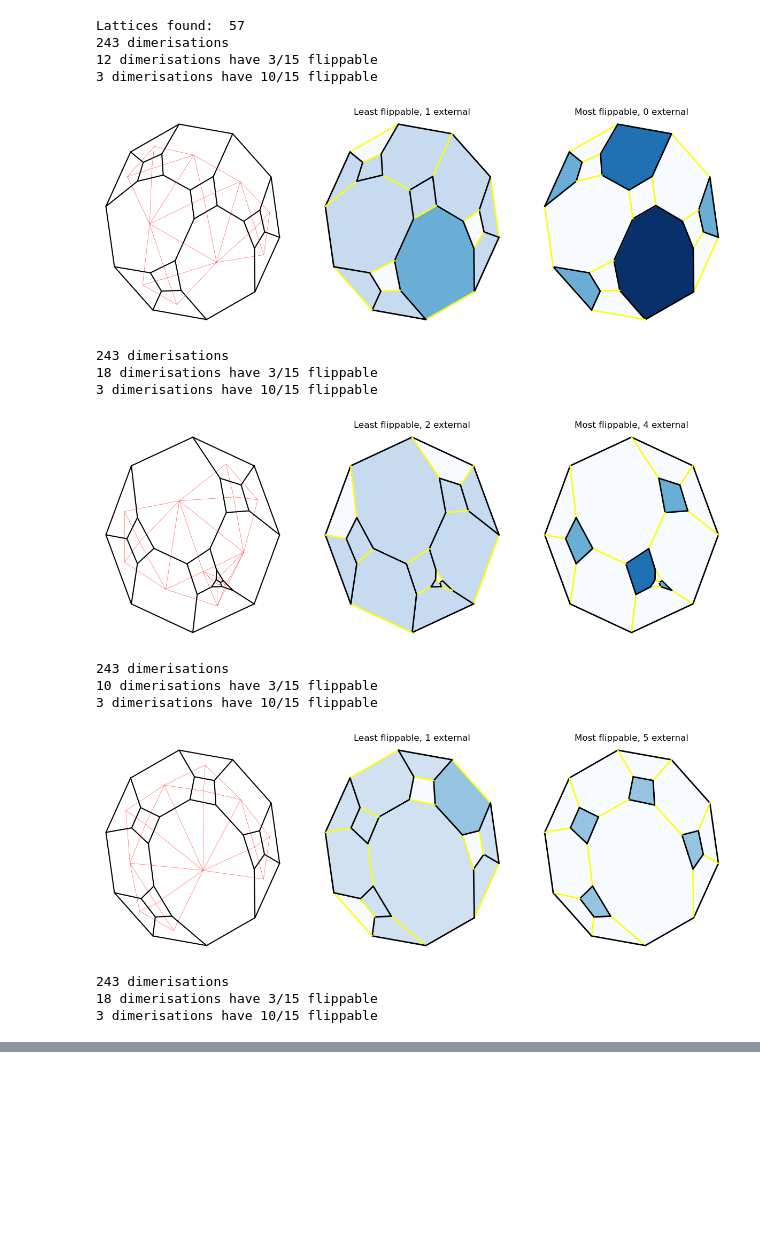
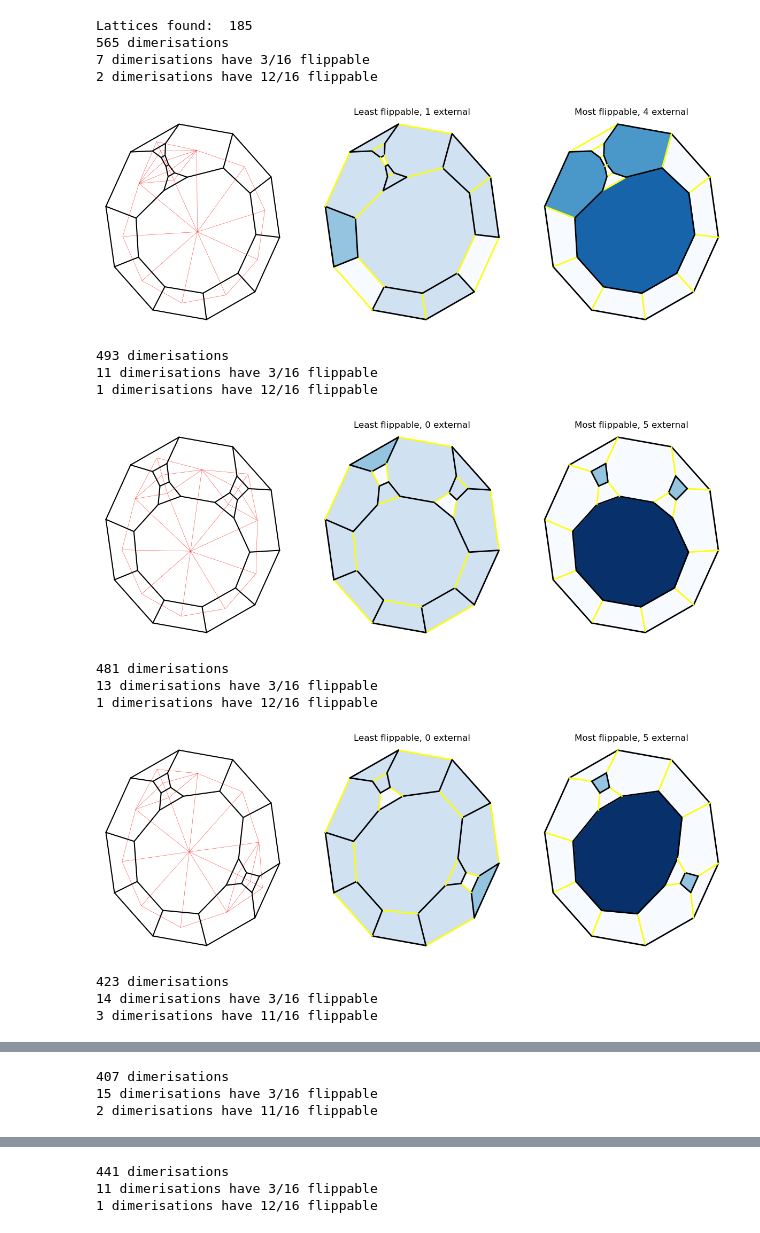
Before and after one commit to dpreuo/dimers-w--felix, a Jupyter notebook: check_all_lattices.ipynb, the cells around one changed output, grey strips where cells are left out. Cells and saved outputs as stored; diff of their text form; code cells hidden in the pictures; blank space fills up the shorter version.

```diff
--- a/check_all_lattices.ipynb
+++ b/check_all_lattices.ipynb
@@ -17,7 +17,7 @@ import matplotlib as mpl
 
 cmap = mpl.colormaps["Blues"]
 # %%
-filename = "all_graphs/graphs_out_15"
+filename = "all_graphs/graphs_out_16"
 lats = read_plantri(filename, verbose=True)
 
 # min_scores = np.zeros
@@ -49,46 +49,46 @@ for l in lats:
     most_flipped = np.max(how_flippable)
     most_flippable_indices = np.where(how_flippable == most_flipped)[0]
     most_flippable_dimerisations = all_dimerisations[most_flippable_indices]
     num_most = most_flippable_indices.shape[0]
 
     if least_flipped == 3:
         print(f'{len(all_dimerisations)} dimerisations')
         print(
             f"{num_least} dimerisations have {least_flipped}/{lattice.n_plaquettes+1} flippable"
         )
         print(f"{num_most} dimerisations have {most_flipped}/{lattice.n_plaquettes+1} flippable")
 
 
         fig, ax = plt.subplots(1, 3, figsize=(15, 5))
         pl.plot_edges(lattice, color='black', ax = ax[0])
         pl.plot_edges(dual, color='red', linewidth=0.3, ax = ax[0])
 
         pl.plot_plaquettes(lattice, plaquette_scores[least_flippable_indices[0]], colors, ax=ax[1])
         pl.plot_edges(lattice, all_dimerisations[least_flippable_indices[0]], ["k", "yellow"], ax=ax[1], linewidth=2)
         ax[1].set_title(f"Least flippable, {external_scores[least_flippable_indices[0]]} external")
 
         pl.plot_plaquettes(lattice, plaquette_scores[most_flippable_indices[0]], colors, ax=ax[2])
         pl.plot_edges(lattice, all_dimerisations[most_flippable_indices[0]], ["k", "yellow"], ax=ax[2], linewidth=2)
         ax[2].set_title(f"Most flippable, {external_scores[most_flippable_indices[0]]} external")
 
 
         for a in ax:
             a.axis('off')
         plt.show()
 # %% [output]
-Lattices found:  57
-243 dimerisations
-12 dimerisations have 3/15 flippable
-3 dimerisations have 10/15 flippable
+Lattices found:  185
+565 dimerisations
+7 dimerisations have 3/16 flippable
+2 dimerisations have 12/16 flippable
-[figure, old version]
+[figure, new version]
-243 dimerisations
-18 dimerisations have 3/15 flippable
-3 dimerisations have 10/15 flippable
+493 dimerisations
+11 dimerisations have 3/16 flippable
+1 dimerisations have 12/16 flippable
-[figure, old version]
+[figure, new version]
-243 dimerisations
-10 dimerisations have 3/15 flippable
-3 dimerisations have 10/15 flippable
+481 dimerisations
+13 dimerisations have 3/16 flippable
+1 dimerisations have 12/16 flippable
-[figure, old version]
+[figure, new version]
-243 dimerisations
-18 dimerisations have 3/15 flippable
-3 dimerisations have 10/15 flippable
+423 dimerisations
+14 dimerisations have 3/16 flippable
+3 dimerisations have 11/16 flippable
@@ -95,0 +96,3 @@ Lattices found:  57
+407 dimerisations
+15 dimerisations have 3/16 flippable
+2 dimerisations have 11/16 flippable
@@ -95,0 +100,3 @@ Lattices found:  57
+441 dimerisations
+11 dimerisations have 3/16 flippable
+1 dimerisations have 12/16 flippable
```
Also changed, not shown: parts of 1 cell of this notebook, 3 other files.
